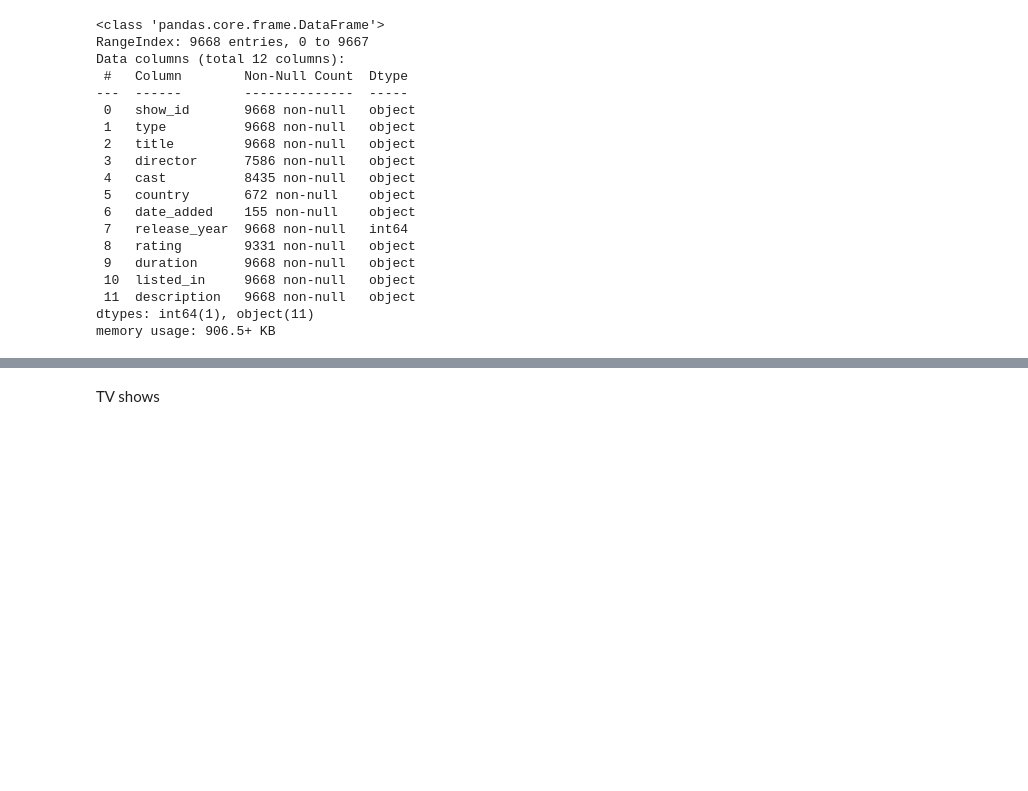
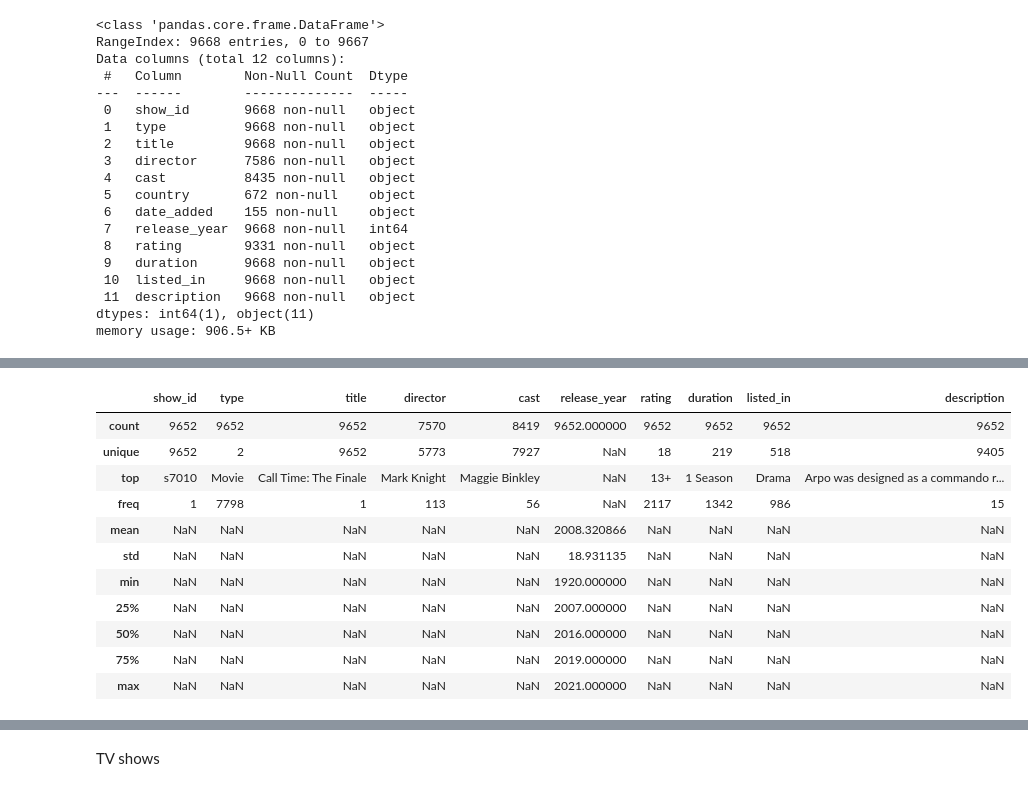
Before and after one commit to VisarBuza/BachelorThesis_StreamingVideos, a Jupyter notebook: phase1.ipynb, the cells around one changed output, grey strips where cells are left out. Saved outputs shown, nothing was run; the diff lists cells and outputs as text; code cells hidden in the pictures; blank space fills up the shorter version.

```diff
--- a/phase1.ipynb
+++ b/phase1.ipynb
@@ -63,0 +145,7 @@ Add features to the dataset
+# %%
+df['rating'] = df['rating'].fillna('ALL')
+df['rating'] = df.apply(lambda x : 'UNRATED' if "NOT_RATE" in x['rating'] else x['rating'], axis = 1)
+df['rating'] = df.apply(lambda x : 'UNRATED' if "NR" in x['rating'] else x['rating'], axis = 1)
+df['rating'] = df.apply(lambda x : 'ALL' if "ALL_AGES" in x['rating'] else x['rating'], axis = 1)
+df['rating'] = df.apply(lambda x : '16+' if "AGES_16_" in x['rating'] else x['rating'], axis = 1)
+df['rating'] = df.apply(lambda x : '18+' if "AGES_18_" in x['rating'] else x['rating'], axis = 1)
@@ -63,0 +172,2 @@ Add features to the dataset
+# %%
+df.drop(columns=['date_added', 'country'], inplace = True)
@@ -63,0 +176,2 @@ Add features to the dataset
+# %%
+df['rating'] = df['rating'].fillna('ALL')
@@ -63,0 +192,15 @@ Add features to the dataset
+# %%
+df.describe(include="all")
+# %% [output]
+|  | show_id | type | title | director | cast | release_year | rating | duration | listed_in | description |
+| count | 9652 | 9652 | 9652 | 7570 | 8419 | 9652.000000 | 9652 | 9652 | 9652 | 9652 |
+| unique | 9652 | 2 | 9652 | 5773 | 7927 | NaN | 18 | 219 | 518 | 9405 |
+| top | s7010 | Movie | Call Time: The Finale | Mark Knight | Maggie Binkley | NaN | 13+ | 1 Season | Drama | Arpo was designed as a commando r... |
+| freq | 1 | 7798 | 1 | 113 | 56 | NaN | 2117 | 1342 | 986 | 15 |
+| mean | NaN | NaN | NaN | NaN | NaN | 2008.320866 | NaN | NaN | NaN | NaN |
+| std | NaN | NaN | NaN | NaN | NaN | 18.931135 | NaN | NaN | NaN | NaN |
+| min | NaN | NaN | NaN | NaN | NaN | 1920.000000 | NaN | NaN | NaN | NaN |
+| 25% | NaN | NaN | NaN | NaN | NaN | 2007.000000 | NaN | NaN | NaN | NaN |
+| 50% | NaN | NaN | NaN | NaN | NaN | 2016.000000 | NaN | NaN | NaN | NaN |
+| 75% | NaN | NaN | NaN | NaN | NaN | 2019.000000 | NaN | NaN | NaN | NaN |
+| max | NaN | NaN | NaN | NaN | NaN | 2021.000000 | NaN | NaN | NaN | NaN |
```
Also changed, not shown: parts of 51 cells of this notebook.
